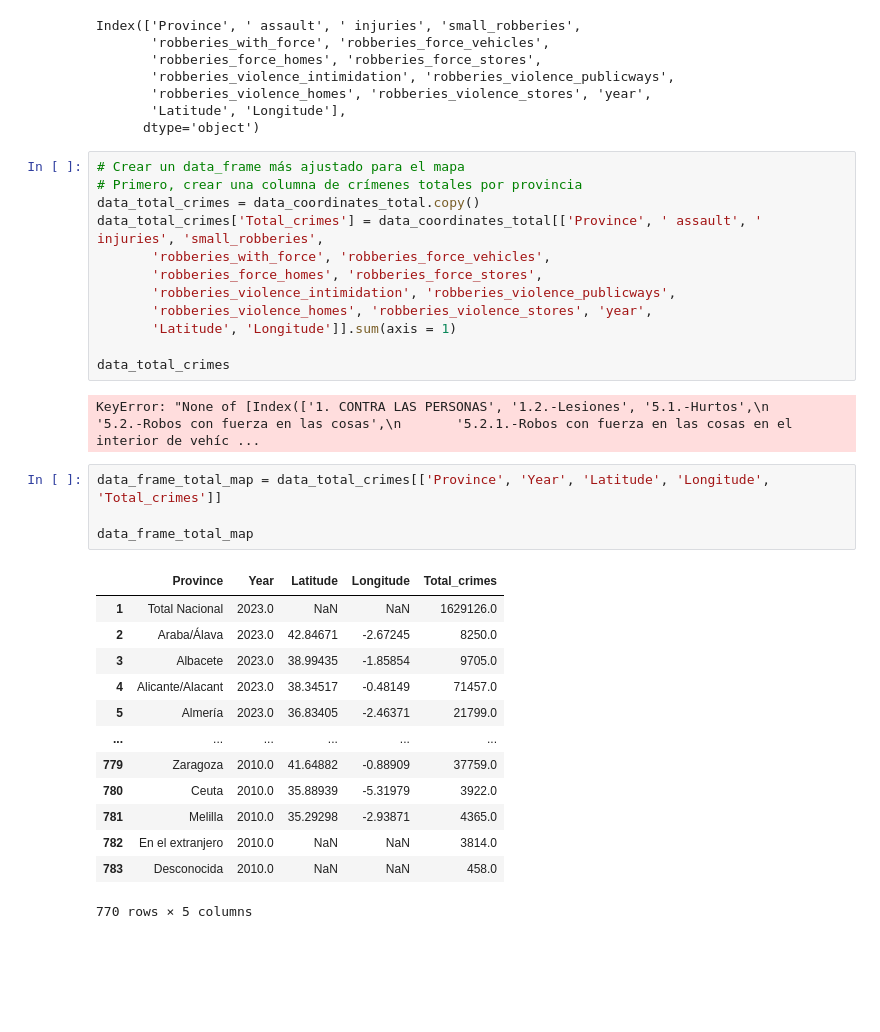
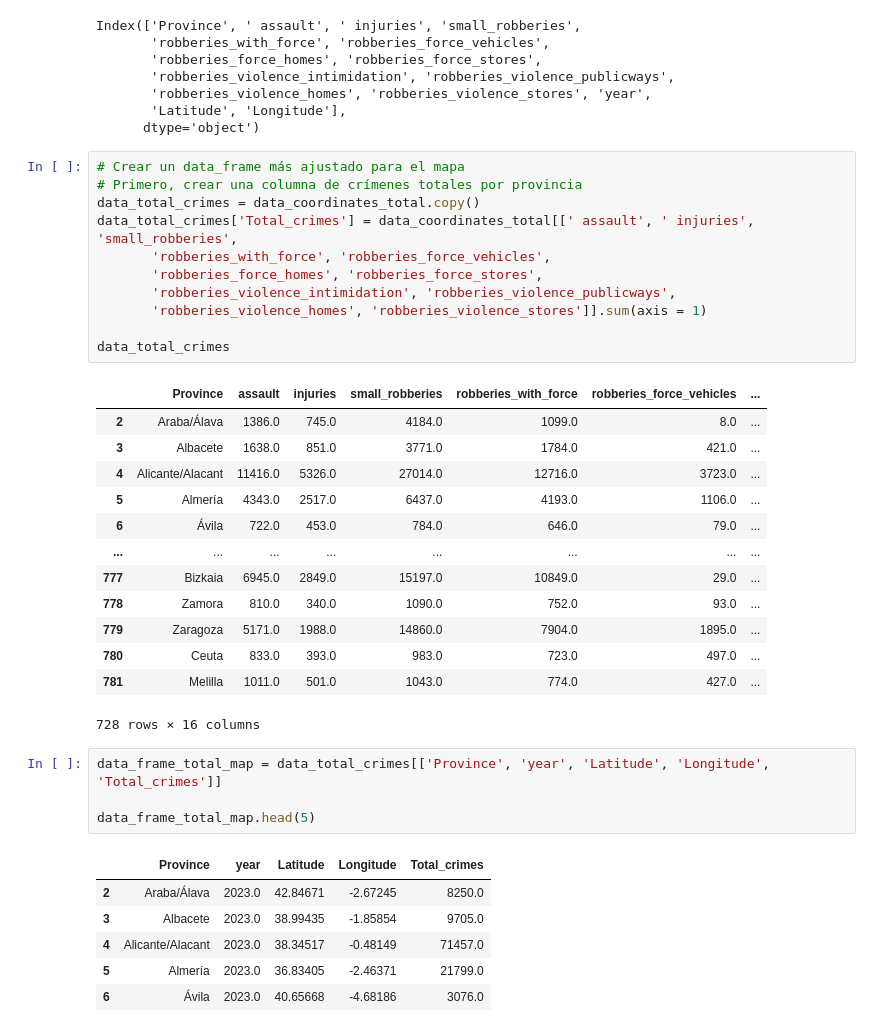
Before and after one commit to LuisHRF/Home-Insurance-Study-Project, a Jupyter notebook: main.ipynb, the cells around one changed output. Saved outputs shown, nothing was run; the diff lists cells and outputs as text; blank space fills up the shorter version.

```diff
--- a/main.ipynb
+++ b/main.ipynb
@@ -153,31 +179,35 @@ Index(['Province', ' assault', ' injuries', 'small_robberies',
 # Crear un data_frame más ajustado para el mapa
 # Primero, crear una columna de crímenes totales por provincia
 data_total_crimes = data_coordinates_total.copy()
-data_total_crimes['Total_crimes'] = data_coordinates_total[['Province', ' assault', ' injuries', 'small_robberies',
+data_total_crimes['Total_crimes'] = data_coordinates_total[[' assault', ' injuries', 'small_robberies',
        'robberies_with_force', 'robberies_force_vehicles',
        'robberies_force_homes', 'robberies_force_stores',
        'robberies_violence_intimidation', 'robberies_violence_publicways',
-       'robberies_violence_homes', 'robberies_violence_stores', 'year',
-       'Latitude', 'Longitude']].sum(axis = 1)
+       'robberies_violence_homes', 'robberies_violence_stores']].sum(axis = 1)
 
 data_total_crimes
 # %% [output]
+|  | Province | assault | injuries | small_robberies | robberies_with_force | robberies_force_vehicles | ... |
+| 2 | Araba/Álava | 1386.0 | 745.0 | 4184.0 | 1099.0 | 8.0 | ... |
+| 3 | Albacete | 1638.0 | 851.0 | 3771.0 | 1784.0 | 421.0 | ... |
+| 4 | Alicante/Alacant | 11416.0 | 5326.0 | 27014.0 | 12716.0 | 3723.0 | ... |
+| 5 | Almería | 4343.0 | 2517.0 | 6437.0 | 4193.0 | 1106.0 | ... |
+| 6 | Ávila | 722.0 | 453.0 | 784.0 | 646.0 | 79.0 | ... |
+| ... | ... | ... | ... | ... | ... | ... | ... |
+| 777 | Bizkaia | 6945.0 | 2849.0 | 15197.0 | 10849.0 | 29.0 | ... |
+| 778 | Zamora | 810.0 | 340.0 | 1090.0 | 752.0 | 93.0 | ... |
+| 779 | Zaragoza | 5171.0 | 1988.0 | 14860.0 | 7904.0 | 1895.0 | ... |
+| 780 | Ceuta | 833.0 | 393.0 | 983.0 | 723.0 | 497.0 | ... |
+| 781 | Melilla | 1011.0 | 501.0 | 1043.0 | 774.0 | 427.0 | ... |
-KeyError: "None of [Index(['1. CONTRA LAS PERSONAS', '1.2.-Lesiones', '5.1.-Hurtos',\n       '5.2.-Robos con fuerza en las cosas',\n       '5.2.1.-Robos con fuerza en las cosas en el interior de vehíc ...
+728 rows × 16 columns
 # %%
-data_frame_total_map = data_total_crimes[['Province', 'Year', 'Latitude', 'Longitude', 'Total_crimes']]
+data_frame_total_map = data_total_crimes[['Province', 'year', 'Latitude', 'Longitude', 'Total_crimes']]
 
-data_frame_total_map
+data_frame_total_map.head(5)
 # %% [output]
-|  | Province | Year | Latitude | Longitude | Total_crimes |
-| 1 | Total Nacional | 2023.0 | NaN | NaN | 1629126.0 |
+|  | Province | year | Latitude | Longitude | Total_crimes |
 | 2 | Araba/Álava | 2023.0 | 42.84671 | -2.67245 | 8250.0 |
 | 3 | Albacete | 2023.0 | 38.99435 | -1.85854 | 9705.0 |
 | 4 | Alicante/Alacant | 2023.0 | 38.34517 | -0.48149 | 71457.0 |
 | 5 | Almería | 2023.0 | 36.83405 | -2.46371 | 21799.0 |
-| ... | ... | ... | ... | ... | ... |
-| 779 | Zaragoza | 2010.0 | 41.64882 | -0.88909 | 37759.0 |
-| 780 | Ceuta | 2010.0 | 35.88939 | -5.31979 | 3922.0 |
-| 781 | Melilla | 2010.0 | 35.29298 | -2.93871 | 4365.0 |
-| 782 | En el extranjero | 2010.0 | NaN | NaN | 3814.0 |
-| 783 | Desconocida | 2010.0 | NaN | NaN | 458.0 |
+| 6 | Ávila | 2023.0 | 40.65668 | -4.68186 | 3076.0 |
-770 rows × 5 columns
```
Also changed, not shown: parts of 19 cells of this notebook, 1 other file.
